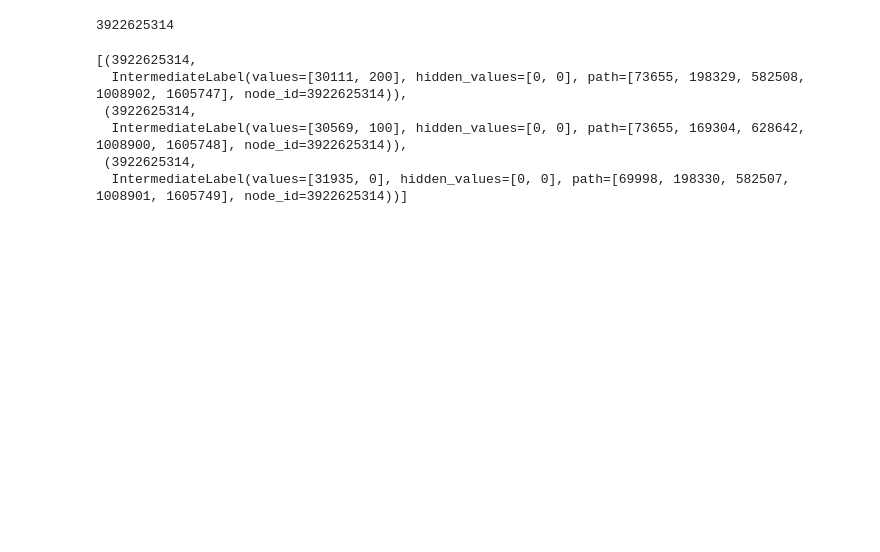
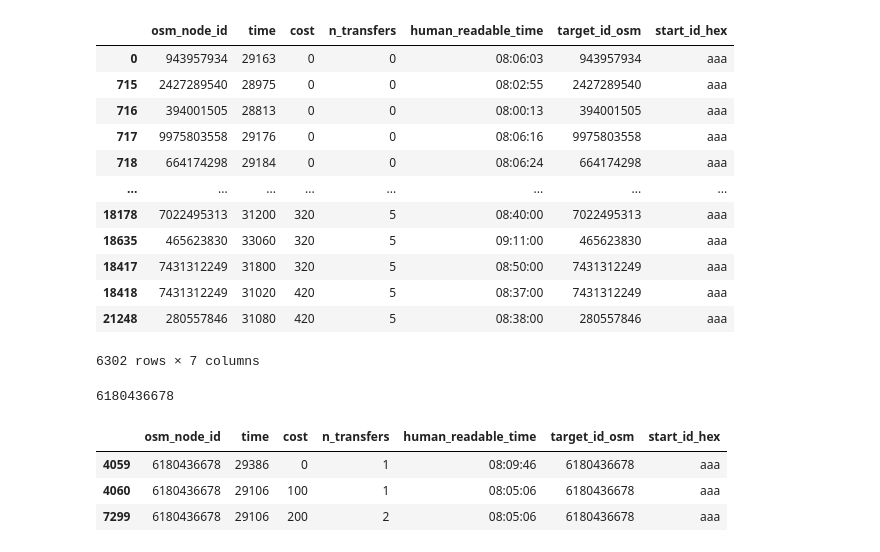
Before and after one commit to mogottsch/mcr-py, a Jupyter notebook: notebooks/mcr_results.ipynb, the cells around one changed output. Drawn from its saved outputs; the diff is of its cells as text; code cells hidden in the pictures; blank space fills up the shorter version.

```diff
--- a/notebooks/mcr_results.ipynb
+++ b/notebooks/mcr_results.ipynb
@@ -84,0 +94,3 @@ labels
+# %%
+labels["target_id_osm"] = labels["osm_node_id"]
+labels["start_id_hex"] = "aaa"
@@ -226,18 +267,32 @@ path_objs[:3]
+# %%
+labels.drop(columns=["label"])
+# %% [output]
+|  | osm_node_id | time | cost | n_transfers | human_readable_time | target_id_osm | start_id_hex |
+| 0 | 943957934 | 29163 | 0 | 0 | 08:06:03 | 943957934 | aaa |
+| 715 | 2427289540 | 28975 | 0 | 0 | 08:02:55 | 2427289540 | aaa |
+| 716 | 394001505 | 28813 | 0 | 0 | 08:00:13 | 394001505 | aaa |
+| 717 | 9975803558 | 29176 | 0 | 0 | 08:06:16 | 9975803558 | aaa |
+| 718 | 664174298 | 29184 | 0 | 0 | 08:06:24 | 664174298 | aaa |
+| ... | ... | ... | ... | ... | ... | ... | ... |
+| 18178 | 7022495313 | 31200 | 320 | 5 | 08:40:00 | 7022495313 | aaa |
+| 18635 | 465623830 | 33060 | 320 | 5 | 09:11:00 | 465623830 | aaa |
+| 18417 | 7431312249 | 31800 | 320 | 5 | 08:50:00 | 7431312249 | aaa |
+| 18418 | 7431312249 | 31020 | 420 | 5 | 08:37:00 | 7431312249 | aaa |
+| 21248 | 280557846 | 31080 | 420 | 5 | 08:38:00 | 280557846 | aaa |
+6302 rows × 7 columns
 # %%
 import random
-i = random.sample(list(nodes.id.unique()), 1)[0]
-i = 3922625314
+i = random.sample(list(labels.osm_node_id.unique()), 1)[0]
+# i = 3922625314
 print(i)
-sel = [tu for tu in walking_result_bags_flat if tu[0] == i]
-sel
+selection = labels[labels.osm_node_id == i]
+selection.drop(columns=["label"])
 # %% [output]
-3922625314
+6180436678
-[(3922625314,
-  IntermediateLabel(values=[30111, 200], hidden_values=[0, 0], path=[73655, 198329, 582508, 1008902, 1605747], node_id=3922625314)),
- (3922625314,
-  IntermediateLabel(values=[30569, 100], hidden_values=[0, 0], path=[73655, 169304, 628642, 1008900, 1605748], node_id=3922625314)),
- (3922625314,
-  IntermediateLabel(values=[31935, 0], hidden_values=[0, 0], path=[69998, 198330, 582507, 1008901, 1605749], node_id=3922625314))]
+|  | osm_node_id | time | cost | n_transfers | human_readable_time | target_id_osm | start_id_hex |
+| 4059 | 6180436678 | 29386 | 0 | 1 | 08:09:46 | 6180436678 | aaa |
+| 4060 | 6180436678 | 29106 | 100 | 1 | 08:05:06 | 6180436678 | aaa |
+| 7299 | 6180436678 | 29106 | 200 | 2 | 08:05:06 | 6180436678 | aaa |
 # %%
 from folium import plugins
 from folium.plugins import HeatMap
```
Also changed, not shown: parts of 16 cells of this notebook, 11 other files.
